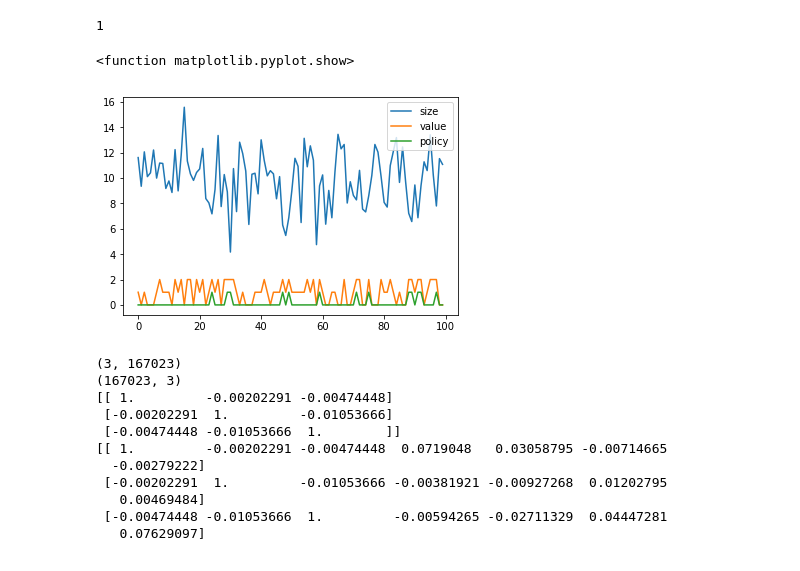
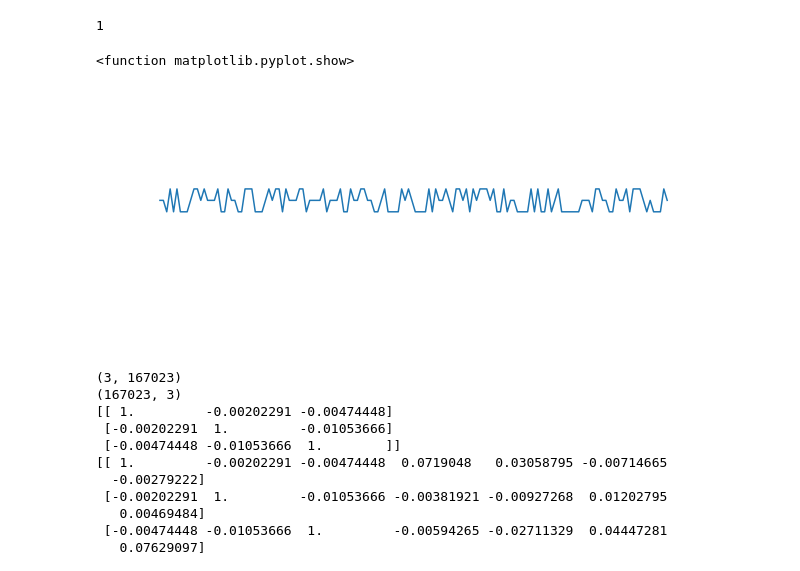
Before and after one commit to MoonBlvd/MDP_data_recording, a Jupyter notebook: warning_statistics.ipynb, the cells around one changed output. Cells and saved outputs as stored; diff of their text form; code cells hidden in the pictures.

```diff
--- a/warning_statistics.ipynb
+++ b/warning_statistics.ipynb
@@ -356,12 +356,13 @@ plt.show
 from pulp import *
 mu = 10
 sigma = 2
-size = 2*np.random.randn(100)+10
-value = np.random.randint(3, size=100)
+length = 150
+size = 2*np.random.randn(length)+10
+value = np.random.randint(3, size=length)
 b = 0
 a = []
 prob = LpProblem("test1", LpMinimize)
-for i in range(100):
+for i in range(length):
     a.append(LpVariable(str(i),0, 1,cat='Integer'))
     if i == 0:
         b = a[i]*(size[i]-5*value[i])
@@ -374,22 +377,36 @@ prob.solve()
 # %%
 '''Read optimized policies and plot'''
-array_to_sort = np.zeros([100,2])
+array_to_sort = np.zeros([length,2])
 for i,v in enumerate(prob.variables()):
     array_to_sort[i,0] = int(v.name)
     array_to_sort[i,1] = int(v.varValue)
 #     print("idx:", v.name)
 #     print("policy:",v.varValue)
 sorted_idx = np.argsort(array_to_sort[:,0])
 sorted_array = array_to_sort[sorted_idx,:]
-plt.figure(1)
-plt.plot(size)
+fig1 = plt.figure(1, figsize=(10,4))
+# plt.plot(size)
+ax1 = fig1.add_subplot(111)
 plt.plot(value)
-plt.plot(sorted_array[:,1])
-plt.legend(['size','value','policy'])
+plt.ylim([-9,10])
+# plt.plot(sorted_array[:,1])
+# plt.legend(['size','value','policy'])
+# ax1.add_patch(
+# patches.Rectangle((0,-1),width=60,height=4,alpha=0.3,facecolor='c'))
+# ax1.add_patch(
+# patches.Rectangle((50,-1),width=60,height=4,alpha=0.3,facecolor='c'))
+# ax1.add_patch(
+# patches.Rectangle((100,-1),width=50,height=4,alpha=0.3,facecolor='c'))
+plt.xlabel('Time')
+# plt.legend(['Event value','Buffer'])
+plt.axis('off')
+# plt.axhline(0, color='black')
+# ax1.annotate('Time', xy=(2, 1), xytext=(3, 1.5))
+# plt.savefig('signal_example.png',dpi=400)
 plt.show
 # %% [output]
 <function matplotlib.pyplot.show>
-[figure, old version]
+[figure, new version]
 # %%
 system_warnings = np.vstack([FCW, LDW, FSW])
 print (system_warnings.shape)
```
Also changed, not shown: parts of 1 cell of this notebook, 1 other file.
